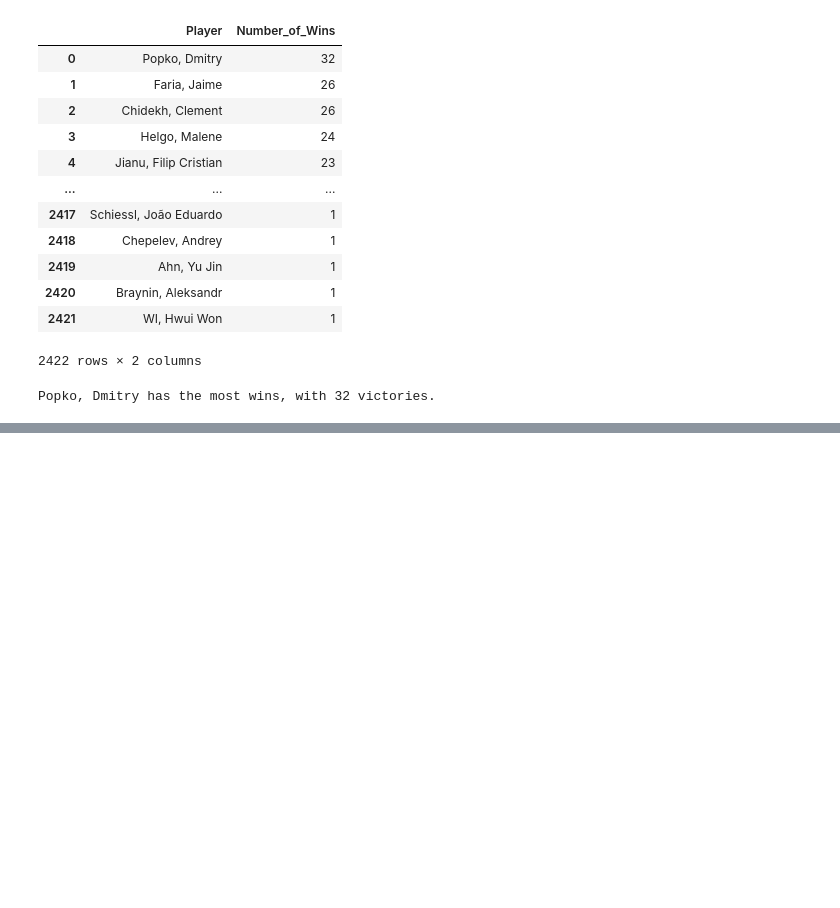
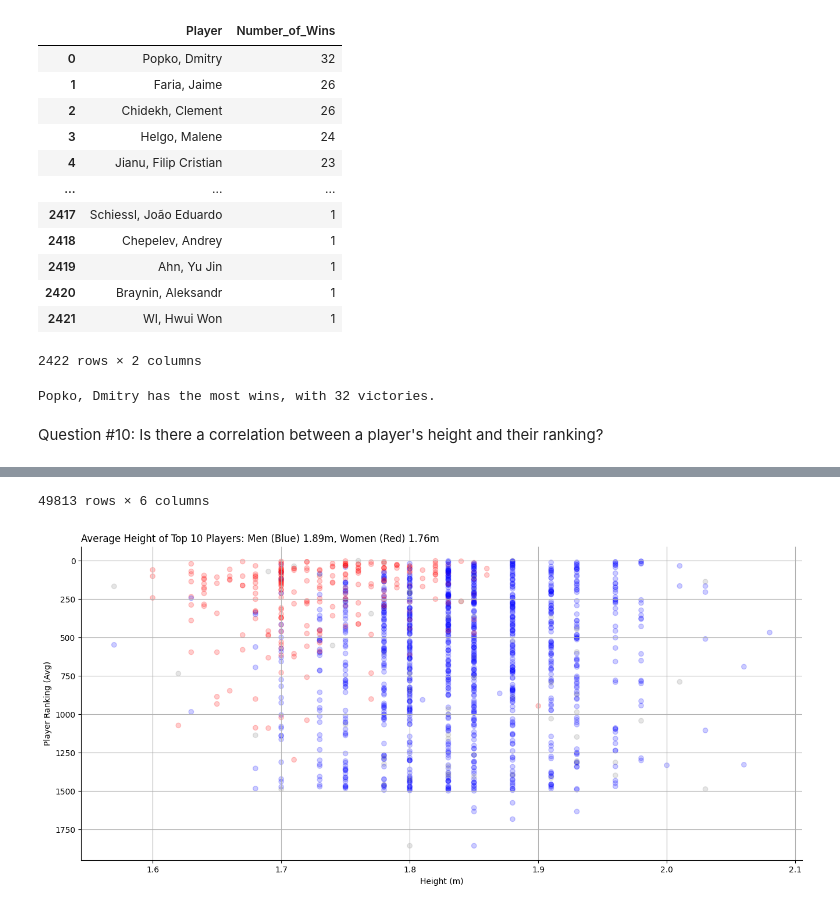
Before and after one commit to Salarjouzani/Project-1--Tennis, a Jupyter notebook: Main-Tennis Project.ipynb, the cells around one changed output, grey strips where cells are left out. Drawn from its saved outputs; the diff is of its cells as text; code cells hidden in the pictures; blank space fills up the shorter version.

Commit message:
Questions 1-2-3-10-13 are added to the files.

```diff
--- a/Main-Tennis Project.ipynb
+++ b/Main-Tennis Project.ipynb
@@ -140,3 +144,81 @@ print(f'{Wins['Player'][0]} has the most wins, with {Wins['Number_of_Wins'][0]}
 | 2421 | WI, Hwui Won | 1 |
 2422 rows × 2 columns
 Popko, Dmitry has the most wins, with 32 victories.
+# %% [markdown]
+Question #10: Is there a correlation between a player's height and their ranking?
+# %%
+# # file_paths=[]
+# # required_dates_initial=pd.date_range('2024-02-01','2024-03-31')
+# # required_dates = required_dates_initial.strftime('%Y%m%d').tolist()
+
+# # pattern = re.compile(r"home_team_\d+\.parquet")
+# # file_paths = []
+
+# # for date in required_dates:
+# #     all_files = glob(f'./Data/{date}/data/raw/raw_match_parquet/*.parquet')
+# #     matched_files = [f for f in all_files if pattern.search(f)]
+# #     file_paths.extend(matched_files)
+
+# # used_col=['full_name','country','height','plays','current_rank']
+# # Home_team_df =pd.concat([pd.read_parquet(f,columns=used_col) for f in file_paths ],ignore_index=True)
+
+# # file_paths=[]
+# # required_dates_initial=pd.date_range('2024-02-01','2024-03-31')
+# # required_dates = required_dates_initial.strftime('%Y%m%d').tolist()
+
+# # pattern = re.compile(r"away_team_\d+\.parquet")
+# # file_paths = []
+
+# # for date in required_dates:
+# #     all_files = glob(f'./Data/{date}/data/raw/raw_match_parquet/*.parquet')
+# #     matched_files = [f for f in all_files if pattern.search(f)]
+# #     file_paths.extend(matched_files)
+
+# # used_col=['full_name','gender','country','height','plays','current_rank']
+# # Away_team_df =pd.concat([pd.read_parquet(f,columns=used_col) for f in file_paths ],ignore_index=True)
+
+
+# # players_info_df = pd.concat([Home_team_df, Away_team_df])
+# # players_info_df.to_csv('./Players-info-Q10-13-15.csv',index=False)
+
+players_info_df=pd.read_csv('./Players-info-Q10-13-15.csv')
+display(players_info_df)
+
+players_height_rank_df=players_info_df[['full_name','gender','height','current_rank']]
+# players_height_rank_df.groupby('full_name').mean('current_rank').round(2)
+
+# players_height_rank_df.groupby('full_name')['current_rank'].mean().sort_values()
+# players_height_rank_df.loc[players_height_rank_df['full_name']=='Xiao, Zheng Hua']
+players_height_avg_rank = (
+    players_height_rank_df.groupby('full_name', as_index=False)
+      .agg({
+          'height': 'first',           # keep first height
+          'gender': 'first',           # keep first gender
+          'current_rank': 'mean'       # average the rank
+      })
+      .round(2)
+)
+
+players_height_avg_rank['color'] = players_height_avg_rank['gender'].map({
+    'M': 'blue',
+    'F': 'red'
+}).fillna('gray')
+
+fig,ax = plt.subplots(figsize=(16,7))
+ax.scatter(x=players_height_avg_rank['height'],
+           y=players_height_avg_rank['current_rank'],
+           c=players_height_avg_rank['color'],alpha=0.2)
+plt.gca().invert_yaxis()
+ax.spines[['right','top']].set_visible(False)
+ax.set_xlabel('Height (m)')
+ax.set_ylabel('Player Ranking (Avg)')
+ax.set_title('Average Height of Top 10 Players: Men (Blue) 1.89m, Women (Red) 1.76m',loc='left')
+ax.grid(True)
+plt.show()
+
+players_height_avg_rank.loc[players_height_avg_rank['height'].isnull()]
+Top_20_men=players_height_avg_rank[(players_height_avg_rank['current_rank']<20) & (players_height_avg_rank['gender']=='M')]
+Top_20_women=players_height_avg_rank[(players_height_avg_rank['current_rank']<20) & (players_height_avg_rank['gender']=='F')]
+Top_20_men.describe()
+Top_20_women.describe()
+# %% [output]
@@ -142,0 +237,2 @@ Popko, Dmitry has the most wins, with 32 victories.
+49813 rows × 6 columns
+[figure, added]
```
Also changed, not shown: parts of 7 cells of this notebook, 2 other files.
